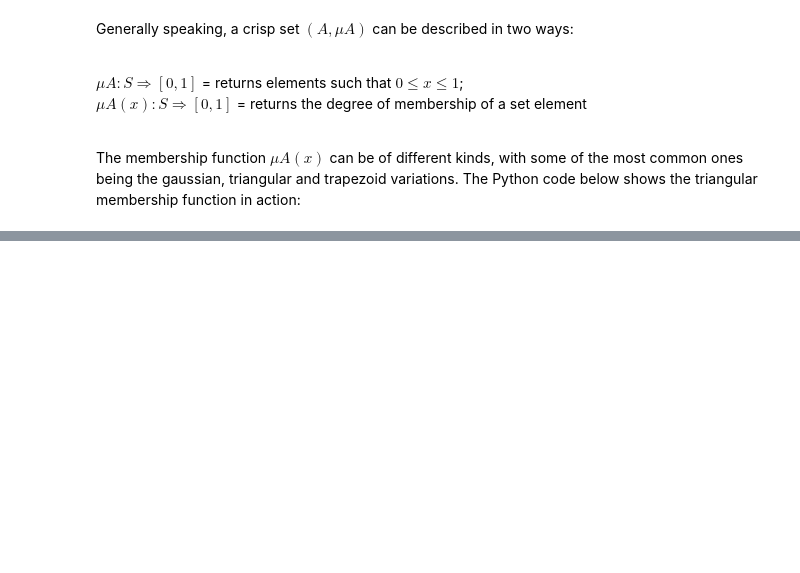
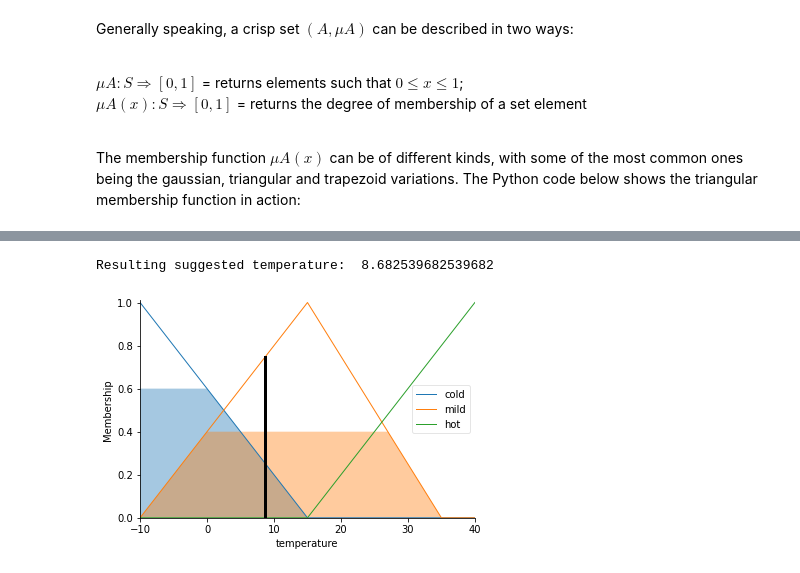
Before and after one commit to pereirarodrigo/fuzzyl, a Jupyter notebook: fuzzy.ipynb, the cells around one changed output, grey strips where cells are left out. Drawn from its saved outputs; the diff is of its cells as text; code cells hidden in the pictures; blank space fills up the shorter version.

Commit message:
Added some code for a fuzzy inference system

```diff
--- a/fuzzy.ipynb
+++ b/fuzzy.ipynb
@@ -103,0 +119,58 @@ $\mu(x_i)$ = membership function.
+# %%
+# Very simple fuzzy inference system using SciKit-Fuzzy
+# A simplified weather forecast model is used as an example
+
+import numpy as np
+import skfuzzy as fuzz
+from skfuzzy import control as ctrl
+
+# Generating the data we need
+temp_range = np.arange(-10, 41, 1)
+weather_range = np.arange(0, 11, 1)
+sunny = ctrl.Antecedent(weather_range, "sunny")
+snowy = ctrl.Antecedent(weather_range, "snowy")
+temp = ctrl.Consequent(temp_range, "temperature")
+
+# Using the triangular membership function
+temp_cold_mfx = fuzz.trimf(temp.universe, [-10, -10, 15])
+temp_mild_mfx = fuzz.trimf(temp.universe, [-10, 15, 35])
+temp_hot_mfx = fuzz.trimf(temp.universe, [15, 40, 40])
+
+temp["cold"] = temp_cold_mfx
+temp["mild"] = temp_mild_mfx
+temp["hot"] = temp_hot_mfx
+
+# We can use .automf to apply a membership function automatically to other objects
+sunny.automf(3, names = ["barely", "normal", "very"])
+snowy.automf(3, names = ["no snow", "normal", "heavy"])
+
+# Checking our results
+#temp.view()
+#sunny.view()
+#snowy.view()
+
+# Setting rules in our knowledge base
+rule1 = ctrl.Rule(snowy["heavy"] | sunny["barely"], temp["cold"])
+rule2 = ctrl.Rule(sunny["normal"],  temp["mild"])
+rule3 = ctrl.Rule(sunny["very"] | snowy["no snow"], temp["hot"])
+
+# Checking our rules
+#rule1.view()
+#rule2.view()
+#rule3.view()
+
+# Establishing our control system for inputs
+weather_ctrl = ctrl.ControlSystem([rule1, rule2, rule3])
+weather = ctrl.ControlSystemSimulation(weather_ctrl)
+
+# Computing and showing the output value for a scenario
+weather.input["sunny"] = 2.0
+weather.input["snowy"] = 6.5
+
+weather.compute()
+
+print("Resulting suggested temperature: ", weather.output["temperature"])
+temp.view(sim = weather)
+# %% [output]
+Resulting suggested temperature:  8.682539682539682
+[figure, added]
```
Also changed, not shown: parts of 2 cells of this notebook.
